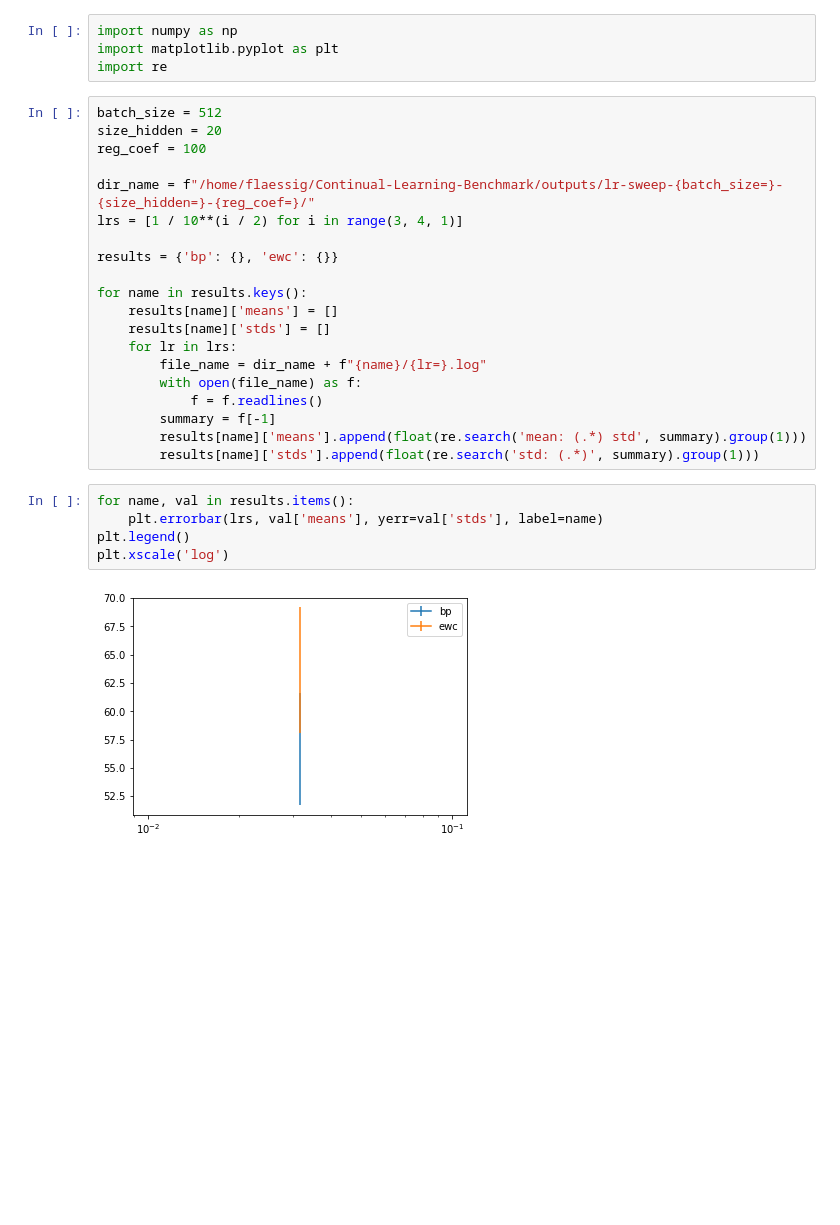
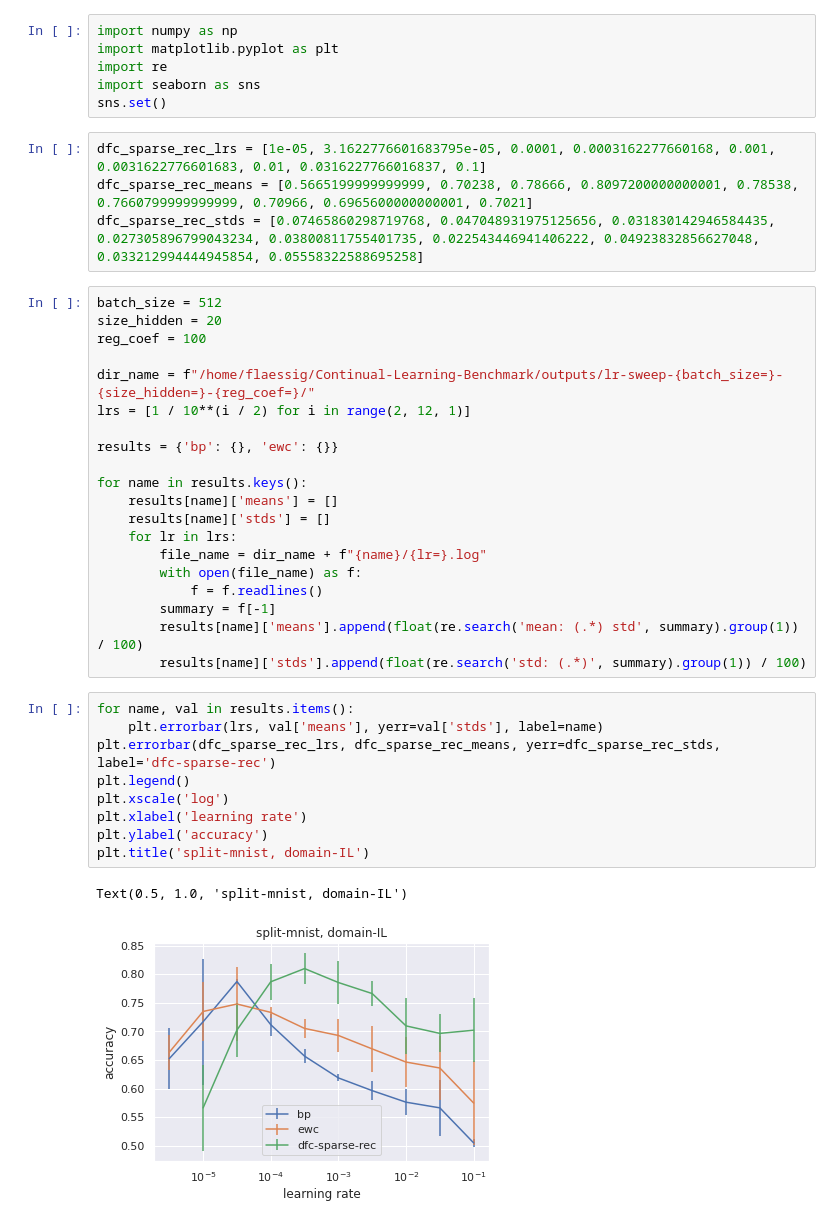
Before and after one commit to pennfranc/Continual-Learning-Benchmark, a Jupyter notebook: notebooks/lr sweep analysis.ipynb, the cells around one changed output. Cells and saved outputs as stored; diff of their text form; blank space fills up the shorter version.

```diff
--- a/notebooks/lr sweep analysis.ipynb
+++ b/notebooks/lr sweep analysis.ipynb
@@ -2,13 +2,19 @@
 import numpy as np
 import matplotlib.pyplot as plt
 import re
+import seaborn as sns
+sns.set()
+# %%
+dfc_sparse_rec_lrs = [1e-05, 3.1622776601683795e-05, 0.0001, 0.0003162277660168, 0.001, 0.0031622776601683, 0.01, 0.0316227766016837, 0.1]
+dfc_sparse_rec_means = [0.5665199999999999, 0.70238, 0.78666, 0.8097200000000001, 0.78538, 0.7660799999999999, 0.70966, 0.6965600000000001, 0.7021]
+dfc_sparse_rec_stds = [0.07465860298719768, 0.047048931975125656, 0.031830142946584435, 0.027305896799043234, 0.03800811755401735, 0.022543446941406222, 0.04923832856627048, 0.033212994444945854, 0.05558322588695258]
 # %%
 batch_size = 512
 size_hidden = 20
 reg_coef = 100
 
 dir_name = f"/home/flaessig/Continual-Learning-Benchmark/outputs/lr-sweep-{batch_size=}-{size_hidden=}-{reg_coef=}/"
-lrs = [1 / 10**(i / 2) for i in range(3, 4, 1)]
+lrs = [1 / 10**(i / 2) for i in range(2, 12, 1)]
 
 results = {'bp': {}, 'ewc': {}}
 
@@ -20,12 +26,17 @@ for name in results.keys():
         with open(file_name) as f:
             f = f.readlines()
         summary = f[-1]
-        results[name]['means'].append(float(re.search('mean: (.*) std', summary).group(1)))
-        results[name]['stds'].append(float(re.search('std: (.*)', summary).group(1)))
+        results[name]['means'].append(float(re.search('mean: (.*) std', summary).group(1)) / 100)
+        results[name]['stds'].append(float(re.search('std: (.*)', summary).group(1)) / 100)
 # %%
 for name, val in results.items():
     plt.errorbar(lrs, val['means'], yerr=val['stds'], label=name)
+plt.errorbar(dfc_sparse_rec_lrs, dfc_sparse_rec_means, yerr=dfc_sparse_rec_stds, label='dfc-sparse-rec')
 plt.legend()
 plt.xscale('log')
+plt.xlabel('learning rate')
+plt.ylabel('accuracy')
+plt.title('split-mnist, domain-IL')
 # %% [output]
+Text(0.5, 1.0, 'split-mnist, domain-IL')
-[figure, old version]
+[figure, new version]
```
